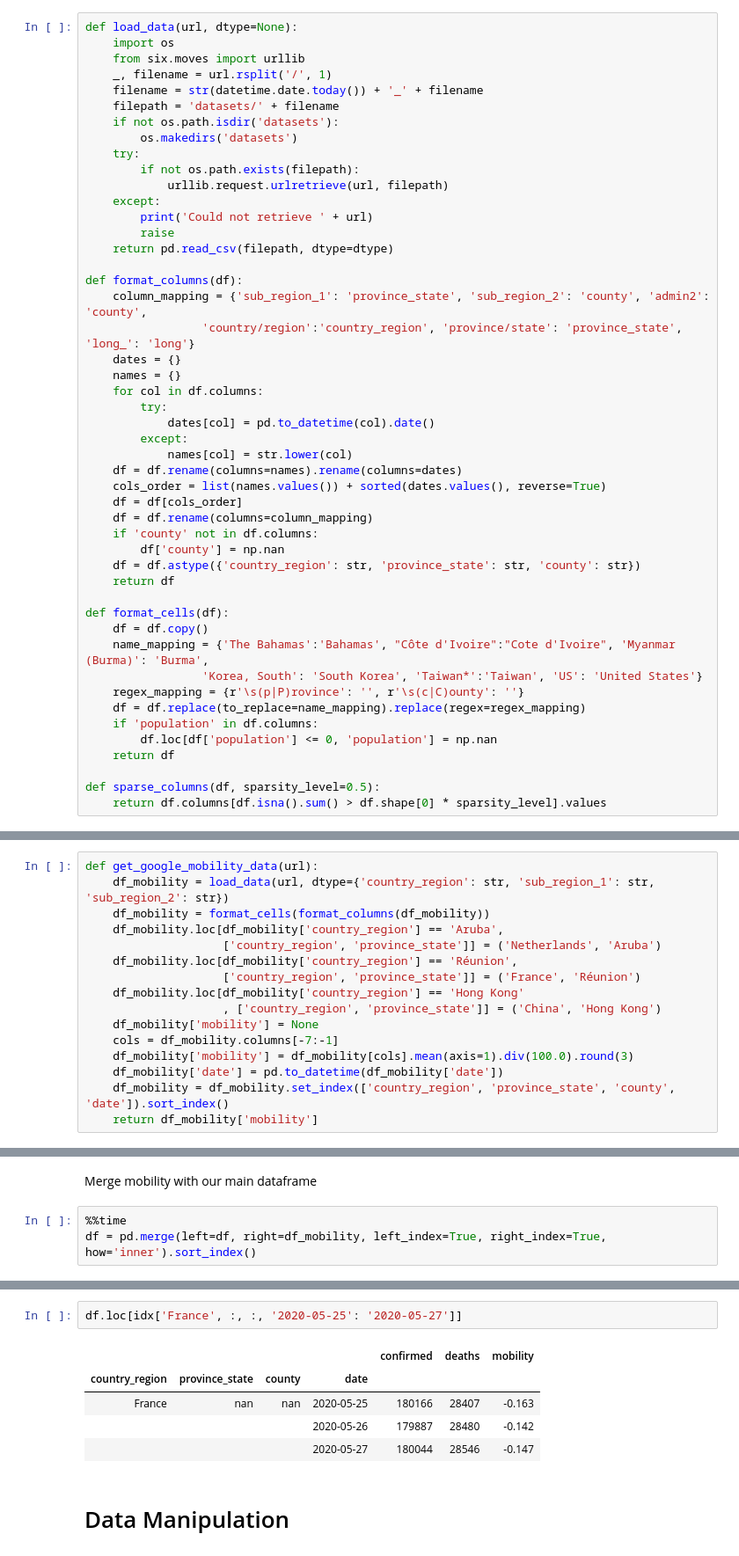
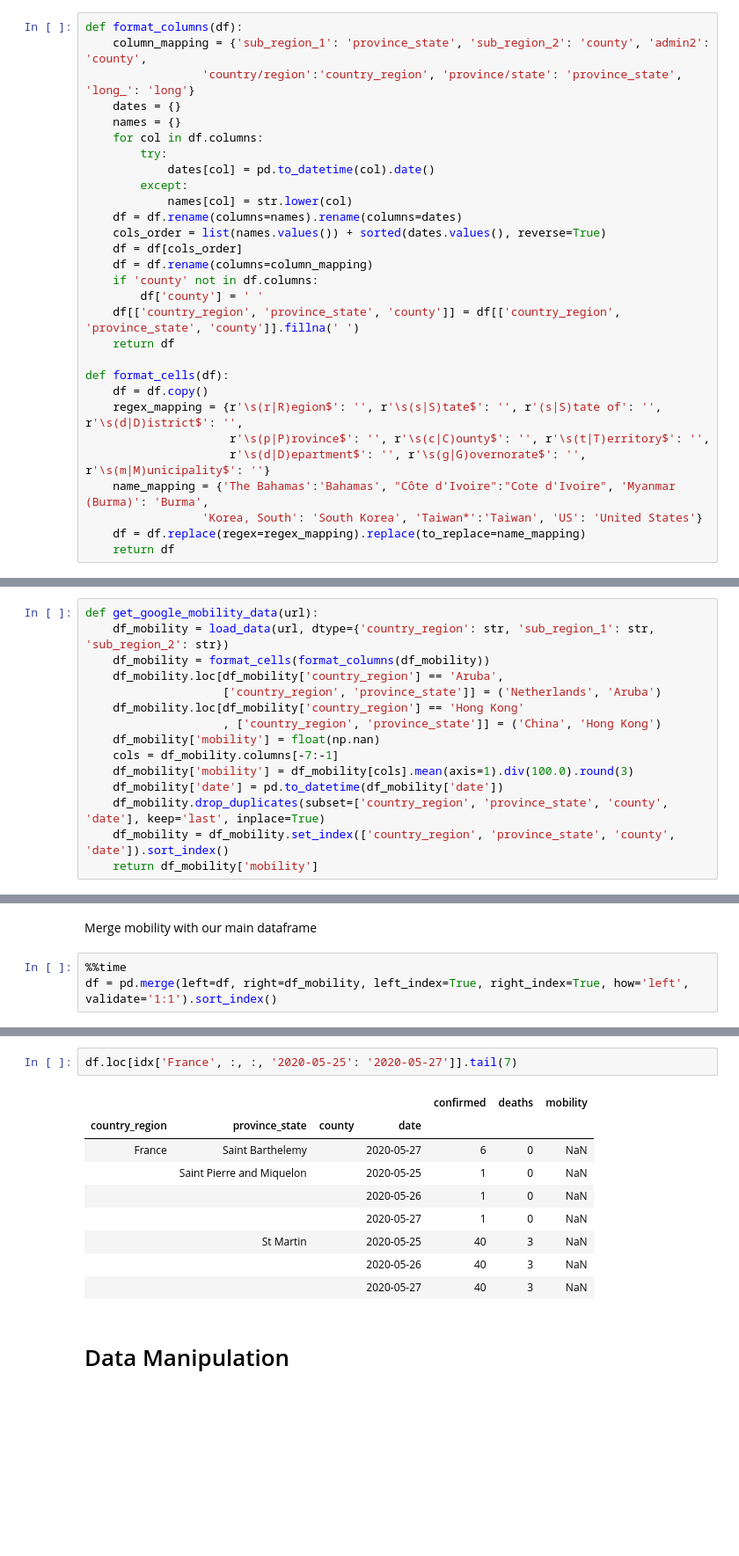
Before and after one commit to abtinkd/covid19, a Jupyter notebook: data-exploration.ipynb, the cells around one changed output, grey strips where cells are left out. Shown at 88% size. Saved outputs shown, nothing was run; the diff lists cells and outputs as text; blank space fills up the shorter version.

Commit message:
update - shock index

```diff
--- a/data-exploration.ipynb
+++ b/data-exploration.ipynb
@@ -40,22 +40,6 @@ url_google_mobility_report = 'https://www.gstatic.com/covid19/mobility/Global_Mo
 # %% [markdown]
 # Functions <a class='anchor' id='functions'></a>
 # %%
-def load_data(url, dtype=None):
-    import os
-    from six.moves import urllib
-    _, filename = url.rsplit('/', 1)
-    filename = str(datetime.date.today()) + '_' + filename
-    filepath = 'datasets/' + filename
-    if not os.path.isdir('datasets'):
-        os.makedirs('datasets')
-    try:
-        if not os.path.exists(filepath):
-            urllib.request.urlretrieve(url, filepath)
-    except:
-        print('Could not retrieve ' + url)
-        raise
-    return pd.read_csv(filepath, dtype=dtype)
-
 def format_columns(df):
     column_mapping = {'sub_region_1': 'province_state', 'sub_region_2': 'county', 'admin2': 'county',
                  'country/region':'country_region', 'province/state': 'province_state', 'long_': 'long'}
@@ -71,22 +55,19 @@ def format_columns(df):
     df = df[cols_order]
     df = df.rename(columns=column_mapping)
     if 'county' not in df.columns:
-        df['county'] = np.nan
-    df = df.astype({'country_region': str, 'province_state': str, 'county': str})
+        df['county'] = ' '
+    df[['country_region', 'province_state', 'county']] = df[['country_region', 'province_state', 'county']].fillna(' ')
     return df
 
 def format_cells(df):
     df = df.copy()
+    regex_mapping = {r'\s(r|R)egion$': '', r'\s(s|S)tate$': '', r'(s|S)tate of': '', r'\s(d|D)istrict$': '',
+                     r'\s(p|P)rovince$': '', r'\s(c|C)ounty$': '', r'\s(t|T)erritory$': '',
+                     r'\s(d|D)epartment$': '', r'\s(g|G)overnorate$': '', r'\s(m|M)unicipality$': ''}
     name_mapping = {'The Bahamas':'Bahamas', "Côte d'Ivoire":"Cote d'Ivoire", 'Myanmar (Burma)': 'Burma',
                  'Korea, South': 'South Korea', 'Taiwan*':'Taiwan', 'US': 'United States'}
-    regex_mapping = {r'\s(p|P)rovince': '', r'\s(c|C)ounty': ''}
-    df = df.replace(to_replace=name_mapping).replace(regex=regex_mapping)
-    if 'population' in df.columns:
-        df.loc[df['population'] <= 0, 'population'] = np.nan
+    df = df.replace(regex=regex_mapping).replace(to_replace=name_mapping)
     return df
-
-def sparse_columns(df, sparsity_level=0.5):
-    return df.columns[df.isna().sum() > df.shape[0] * sparsity_level].values
 # %%
 def get_time_series_data(url):
     df = format_cells(format_columns(load_data(url)))
@@ -104,14 +85,13 @@ def get_google_mobility_data(url):
     df_mobility = format_cells(format_columns(df_mobility))
     df_mobility.loc[df_mobility['country_region'] == 'Aruba',
                     ['country_region', 'province_state']] = ('Netherlands', 'Aruba')
-    df_mobility.loc[df_mobility['country_region'] == 'Réunion',
-                    ['country_region', 'province_state']] = ('France', 'Réunion')
     df_mobility.loc[df_mobility['country_region'] == 'Hong Kong'
                     , ['country_region', 'province_state']] = ('China', 'Hong Kong')
-    df_mobility['mobility'] = None
+    df_mobility['mobility'] = float(np.nan)
     cols = df_mobility.columns[-7:-1]
     df_mobility['mobility'] = df_mobility[cols].mean(axis=1).div(100.0).round(3)
     df_mobility['date'] = pd.to_datetime(df_mobility['date'])
+    df_mobility.drop_duplicates(subset=['country_region', 'province_state', 'county', 'date'], keep='last', inplace=True)
     df_mobility = df_mobility.set_index(['country_region', 'province_state', 'county', 'date']).sort_index()
     return df_mobility['mobility']
 # %% [markdown]
@@ -159,5 +139,5 @@ Wall time: 32.8 s
 Merge mobility with our main dataframe
 # %%
 %%time
-df = pd.merge(left=df, right=df_mobility, left_index=True, right_index=True, how='inner').sort_index()
+df = pd.merge(left=df, right=df_mobility, left_index=True, right_index=True, how='left', validate='1:1').sort_index()
 # %% [output]
@@ -165,11 +145,15 @@ Wall time: 12.7 s
 # %%
-df.loc[idx['France', :, :, '2020-05-25': '2020-05-27']]
+df.loc[idx['France', :, :, '2020-05-25': '2020-05-27']].tail(7)
 # %% [output]
 |  |  |  |  | confirmed | deaths | mobility |
 | country_region | province_state | county | date |  |  |  |
-| France | nan | nan | 2020-05-25 | 180166 | 28407 | -0.163 |
-|  |  |  | 2020-05-26 | 179887 | 28480 | -0.142 |
-|  |  |  | 2020-05-27 | 180044 | 28546 | -0.147 |
+| France | Saint Barthelemy |  | 2020-05-27 | 6 | 0 | NaN |
+|  | Saint Pierre and Miquelon |  | 2020-05-25 | 1 | 0 | NaN |
+|  |  |  | 2020-05-26 | 1 | 0 | NaN |
+|  |  |  | 2020-05-27 | 1 | 0 | NaN |
+|  | St Martin |  | 2020-05-25 | 40 | 3 | NaN |
+|  |  |  | 2020-05-26 | 40 | 3 | NaN |
+|  |  |  | 2020-05-27 | 40 | 3 | NaN |
 # %% [markdown]
 # Data Manipulation <a class='anchor' id='manipulation'></a>
 # %% [markdown]
```
Also changed, not shown: parts of 36 cells of this notebook, 1 other file.
